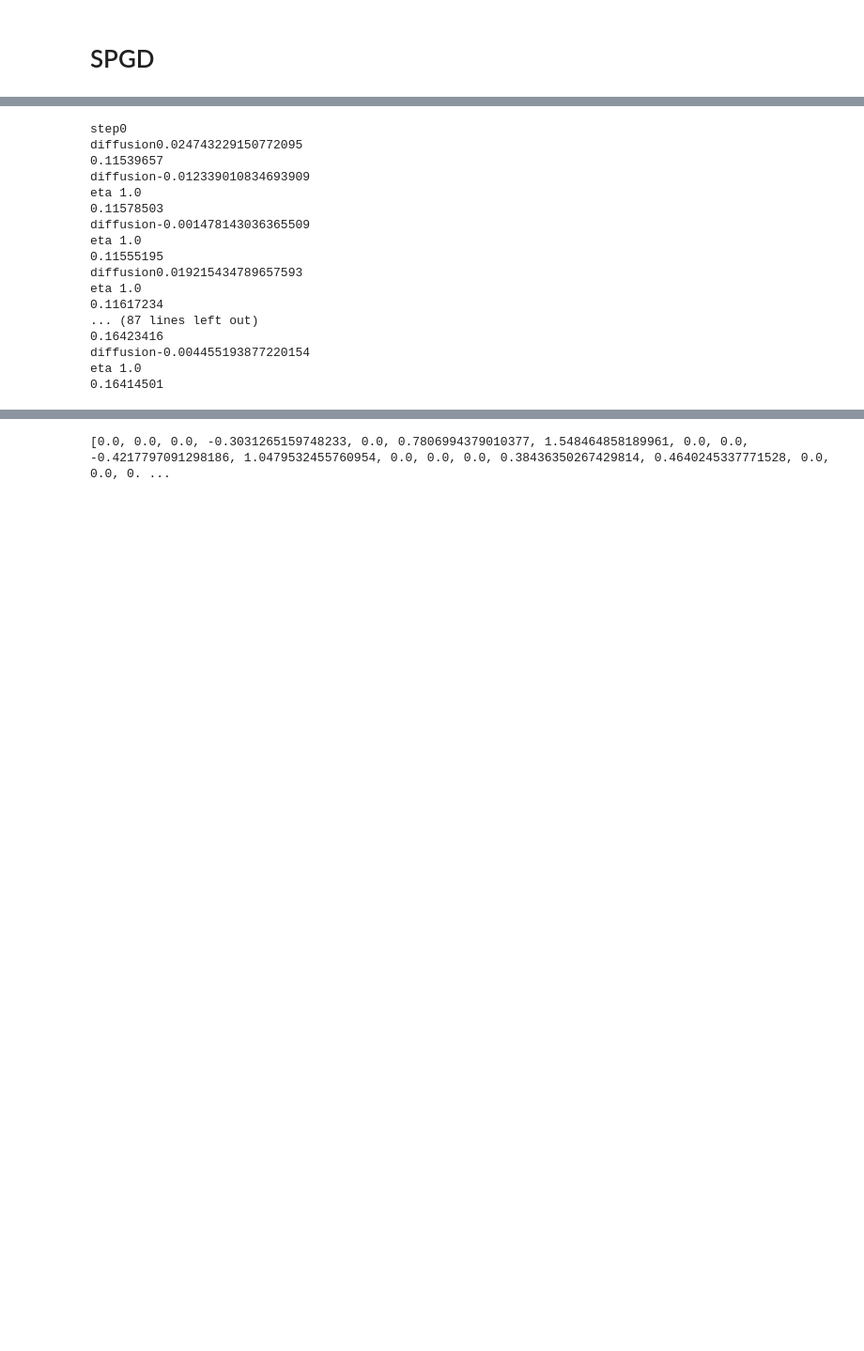
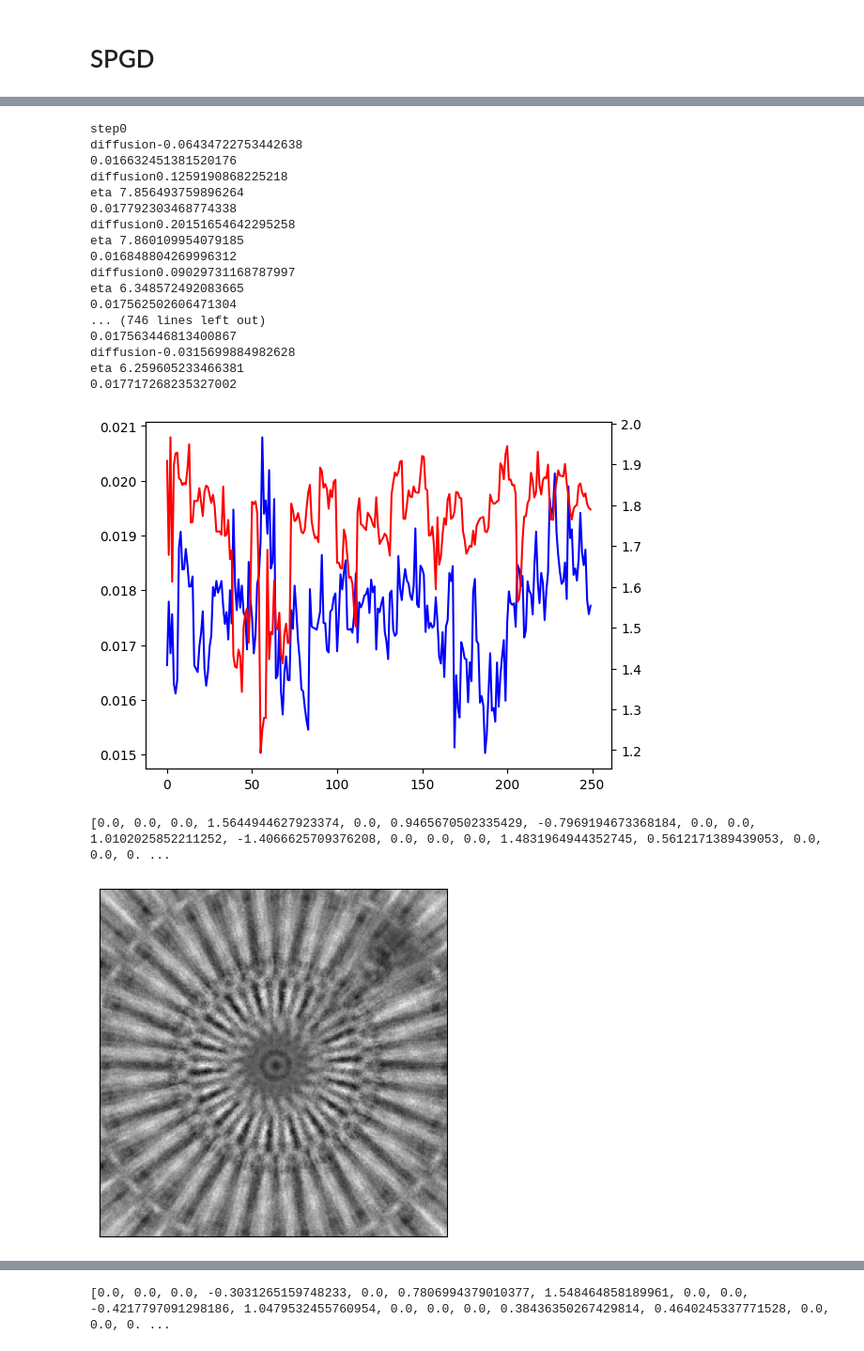
Before and after one commit to inagetsutomu/lab, a Jupyter notebook: SPGD.ipynb, the cells around one changed output, grey strips where cells are left out. Shown at 94% size. Saved outputs shown, nothing was run; the diff lists cells and outputs as text; code cells hidden in the pictures; blank space fills up the shorter version.

```diff
--- a/SPGD.ipynb
+++ b/SPGD.ipynb
@@ -818,15 +901,16 @@ def SPGD(limit, iterations=100, rate=0.5, num=10, rho=0.99, lr = 10):
         coef_delta2 = coef_delta2.tolist()
 
         #差分を計算
-        pupil_delta2 = make_wavefront_oblique(coef_delta2, theta_x, theta_y)
-        pupil_delta1 = make_wavefront_oblique(coef_delta1, theta_x, theta_y)
-        score_delta2 = ssim_culc2_8_filter(pupil_delta2)
-        score_delta1 = ssim_culc2_8_filter(pupil_delta1)
-        diffusion = score_delta1 - score_delta2
+        _, img_total2 = pseudo_incoherent(coef, theta_x, theta_y, defocus=25e-6, crop_size=256)
+        _, img_total1 = pseudo_incoherent(coef, theta_x, theta_y, defocus=25e-6, crop_size=256)
+        score_delta2 = laplacian_score(img_total2)
+        score_delta1 = laplacian_score(img_total1)
+        diffusion = (score_delta1 - score_delta2) * 500
         print(f'diffusion{diffusion}')
 
         if eta_culc != None:
-            eta = 5.0*(0.035-eta_culc)/eta_culc
+            # eta = (1/0.03)*(0.03-eta_culc)/eta_culc
+            eta = -534*eta_culc + 18
             if eta > 10:
               eta = 10
             if eta < 1.0:
@@ -848,9 +932,10 @@ def SPGD(limit, iterations=100, rate=0.5, num=10, rho=0.99, lr = 10):
                 coef[coef.index(coef_p)] = 2*limit*random.random() - limit
 
         #計算
-        pupil = make_wavefront_oblique(coef, theta_x, theta_y)
-        score = ssim_culc2_8_filter(pupil)
-        rms = rms_calculate(pupil)
+        pupil0 = make_wavefront(coef)
+        _, img_total = pseudo_incoherent(coef, theta_x, theta_y, defocus=25e-6, crop_size=256)
+        score = laplacian_score(img_total)
+        rms = rms_calculate(pupil0)
         print(score)
         eta_culc = np.max([score_delta1, score_delta2])
 
@@ -1070,7 +1068,8 @@ print(coef)
 pupil = make_wavefront_oblique(coef, theta_x, theta_y)
 pupil0 = make_wavefront(coef)
 rms = rms_calculate(pupil0)
-score = ssim_culc2_8_filter(pupil)
+_, img_total = pseudo_incoherent(coef, theta_x, theta_y, defocus=25e-6, crop_size=256)
+score = laplacian_score(img_total)
 rot_A = np.array(tfa.rotate(obA, tf.constant(-1.0*0)))
 rot_P = np.array(tfa.rotate(obP, tf.constant(-1.0*0)))
 object_img = rot_A * np.exp(rot_P * 1j)
@@ -1082,7 +1081,7 @@ img_out = np.sqrt(exp_intensity)
 img_out = img_out
 imgName = f"img_{score}.tif"
 filename = os.path.join(save_dir, imgName)
-plt.imshow(img_out,cmap='gray',vmin=0, vmax=2.0)
+plt.imshow(img_total,cmap='gray')
 plt.xticks([])
 plt.yticks([])
 plt.savefig(filename, dpi = 300, format= 'tiff')
@@ -1098,46 +1097,49 @@ plt.savefig(filename, dpi = 300, format= 'tiff')
 plt.show()
 
 exp_field = np.fft.fftshift(np.fft.fft2(np.fft.fftshift(pupil)))
 exp_intensity = np.abs(exp_field)**2
 imgName = "psf.tif"
 filename = os.path.join(save_dir, imgName)
 plt.imshow(exp_intensity[imax//2-64:imax//2+64,imax//2-64:imax//2+64], cmap="jet",vmin=0, vmax=1416468496.0)
 plt.axis("off")
 plt.colorbar()
 plt.savefig(filename, dpi = 300, format= 'tiff')
 plt.show()
 imgName = "psf2.tif"
 filename = os.path.join(save_dir, imgName)
 plt.imshow(exp_intensity[imax//2-64:imax//2+64,imax//2-64:imax//2+64], cmap="jet")
 plt.axis("off")
 plt.colorbar()
 plt.savefig(filename, dpi = 300, format= 'tiff')
 plt.show()
 imgName = f"wavefront_{rms}.tif"
 filename = os.path.join(save_dir, imgName)
 pupil2 = pupil0[imax//2-int(aperture//2):imax//2+int(aperture//2),imax//2-int(aperture//2):imax//2+int(aperture//2)]
 plt.imshow(np.angle(pupil2), cmap="jet", vmin=-np.pi, vmax=np.pi)
 plt.colorbar()
 plt.xticks([])
 plt.yticks([])
 plt.savefig(filename, dpi = 300, format= 'tiff')
 plt.show()
 save_gif(save_dir,flame=100)
 # %% [output]
 step0
-diffusion0.024743229150772095
-0.11539657
-diffusion-0.012339010834693909
-eta 1.0
-0.11578503
-diffusion-0.001478143036365509
-eta 1.0
-0.11555195
-diffusion0.019215434789657593
-eta 1.0
-0.11617234
-... (87 lines left out)
-0.16423416
-diffusion-0.004455193877220154
-eta 1.0
-0.16414501
+diffusion-0.06434722753442638
+0.016632451381520176
+diffusion0.1259190868225218
+eta 7.856493759896264
+0.017792303468774338
+diffusion0.20151654642295258
+eta 7.860109954079185
+0.016848804269996312
+diffusion0.09029731168787997
+eta 6.348572492083665
+0.017562502606471304
+... (746 lines left out)
+0.017563446813400867
+diffusion-0.0315699884982628
+eta 6.259605233466381
+0.017717268235327002
+[figure, added]
+[0.0, 0.0, 0.0, 1.5644944627923374, 0.0, 0.9465670502335429, -0.7969194673368184, 0.0, 0.0, 1.0102025852211252, -1.4066625709376208, 0.0, 0.0, 0.0, 1.4831964944352745, 0.5612171389439053, 0.0, 0.0, 0. ...
+[figure, added]
```
Also changed, not shown: parts of 9 cells of this notebook.
